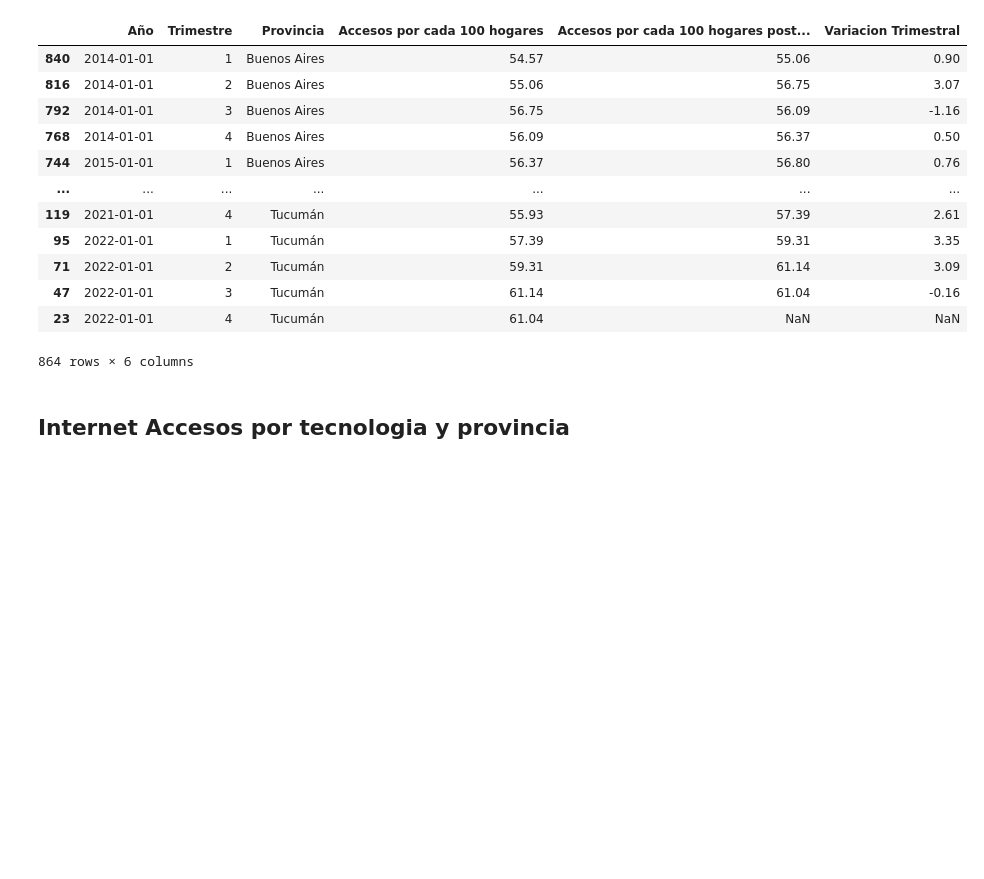
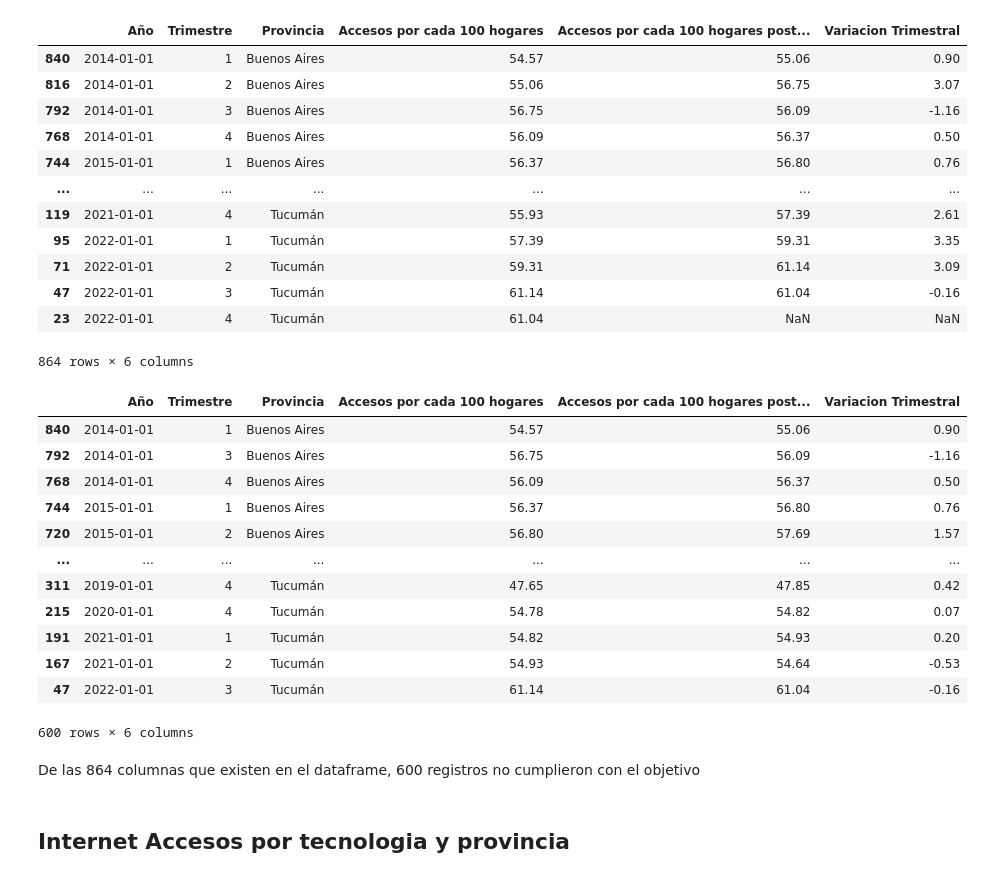
Before and after one commit to gbatistela/PI_DA_Telecomunicaciones, a Jupyter notebook: EDA.ipynb, the cells around one changed output. Cells and saved outputs as stored; diff of their text form; code cells hidden in the pictures; blank space fills up the shorter version.

```diff
--- a/EDA.ipynb
+++ b/EDA.ipynb
@@ -170,6 +150,25 @@ df_ordenado
 | 47 | 2022-01-01 | 3 | Tucumán | 61.14 | 61.04 | -0.16 |
 | 23 | 2022-01-01 | 4 | Tucumán | 61.04 | NaN | NaN |
 864 rows × 6 columns
+# %%
+# Trimestres que no cumplen con el objetivo
+df_ordenado[df_ordenado["Variacion Trimestral"]< 2]
+# %% [output]
+|  | Año | Trimestre | Provincia | Accesos por cada 100 hogares | Accesos por cada 100 hogares post... | Variacion Trimestral |
+| 840 | 2014-01-01 | 1 | Buenos Aires | 54.57 | 55.06 | 0.90 |
+| 792 | 2014-01-01 | 3 | Buenos Aires | 56.75 | 56.09 | -1.16 |
+| 768 | 2014-01-01 | 4 | Buenos Aires | 56.09 | 56.37 | 0.50 |
+| 744 | 2015-01-01 | 1 | Buenos Aires | 56.37 | 56.80 | 0.76 |
+| 720 | 2015-01-01 | 2 | Buenos Aires | 56.80 | 57.69 | 1.57 |
+| ... | ... | ... | ... | ... | ... | ... |
+| 311 | 2019-01-01 | 4 | Tucumán | 47.65 | 47.85 | 0.42 |
+| 215 | 2020-01-01 | 4 | Tucumán | 54.78 | 54.82 | 0.07 |
+| 191 | 2021-01-01 | 1 | Tucumán | 54.82 | 54.93 | 0.20 |
+| 167 | 2021-01-01 | 2 | Tucumán | 54.93 | 54.64 | -0.53 |
+| 47 | 2022-01-01 | 3 | Tucumán | 61.14 | 61.04 | -0.16 |
+600 rows × 6 columns
+# %% [markdown]
+De las 864 columnas que existen en el dataframe, 600 registros no cumplieron con el objetivo
 # %%
 # Cambiamos los "." por las "," para cuando exportemos el archivo en power bi no tengamos problemas con el tipo de dato
 
```
Also changed, not shown: parts of 11 cells of this notebook, 9 other files.
